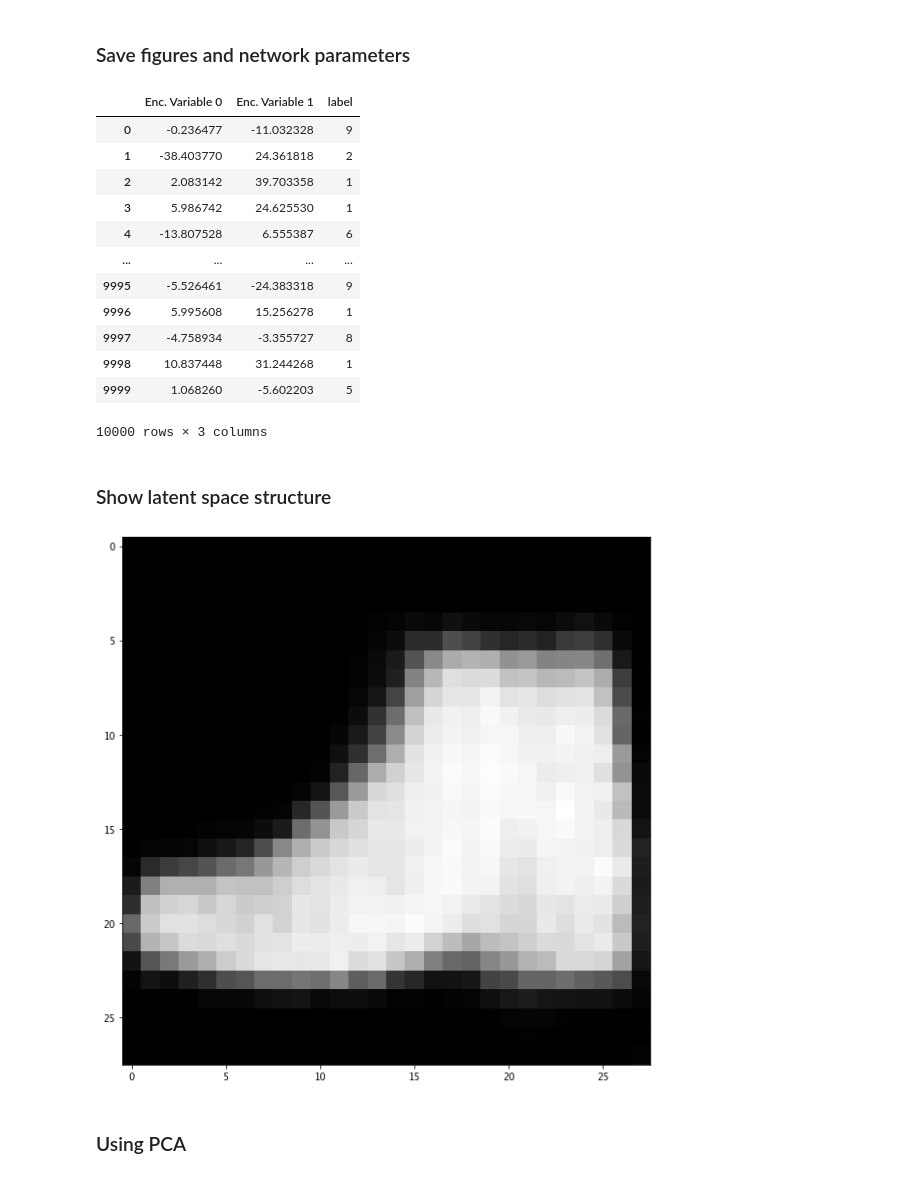
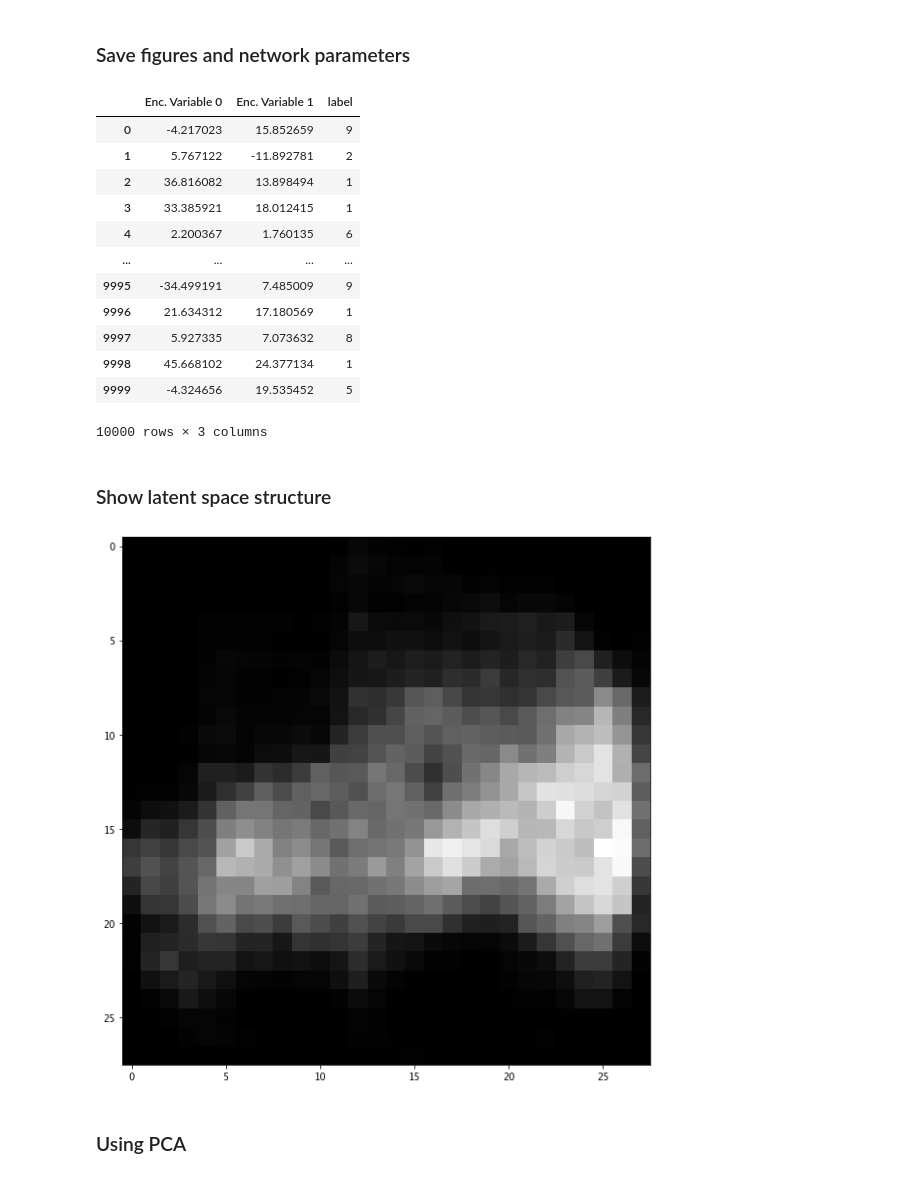
Before and after one commit to OSAKE-0/DeepLearningClassHW, a Jupyter notebook: Homework 2/nndl_2021_homework2.ipynb, the cells around one changed output. Drawn from its saved outputs; the diff is of its cells as text; code cells hidden in the pictures.

```diff
--- a/Homework 2/nndl_2021_homework2.ipynb
+++ b/Homework 2/nndl_2021_homework2.ipynb
@@ -23,29 +28,36 @@ data_dir = 'dataset'
 # automatically and stored in the local "data_dir" directory.
 train_dataset = torchvision.datasets.FashionMNIST(data_dir, train=True, download=True)
 test_dataset  = torchvision.datasets.FashionMNIST(data_dir, train=False, download=True)
+# %%
+batch_size = 256
+num_epochs = 10
+lr = 5e-4
 # %% [markdown]
 ### Define data transform to tensors and define dataloaders
 # %%
+
 transform = torchvision.transforms.Compose([torchvision.transforms.ToTensor()])
 
 train_dataset.transform = transform
 test_dataset.transform = transform
 
 train_dataloader = torch.utils.data.DataLoader(
-    train_dataset, batch_size=256, shuffle=True
+    train_dataset, batch_size=batch_size, shuffle=True
 )
 
 test_dataloader = torch.utils.data.DataLoader(
-    test_dataset, batch_size=256, shuffle=False
+    test_dataset, batch_size=batch_size, shuffle=False
 )
 
 batch_data, batch_labels = next(iter(train_dataloader))
 print(f"TRAIN BATCH SHAPE")
-print(f"\t Data: {batch_data.shape}")# 256batch size 1  28*28 size of pics
+print(f"\t Data: {batch_data.shape}")# 256 batch size 1  28*28 size of pics
 print(f"\t Labels: {batch_labels.shape}")
 
 batch_data, batch_labels = next(iter(test_dataloader))
 print(f"TEST BATCH SHAPE")
+print(type(batch_data))
+print(type(batch_labels))
 print(f"\t Data: {batch_data.shape}")
 print(f"\t Labels: {batch_labels.shape}")
 # %% [output]
@@ -212,9 +242,11 @@ def test_epoch(encoder,decoder,dataloader,loss_fn,device):
 ### Start training
 # %%
 ### Training cycle
-num_epochs = 10
+
+
 for epoch in range(num_epochs):
     print('EPOCH %d/%d' % (epoch + 1, num_epochs))
+
     ### Training (use the training function)
     train_epoch(
         encoder=encoder,
@@ -223,6 +255,8 @@ for epoch in range(num_epochs):
         dataloader=train_dataloader,
         loss_fn=loss_fn,
         optimizer=optim)
+
+
     ### Validation  (use the testing function)
     val_loss = test_epoch(
         encoder=encoder,
@@ -240,24 +274,5 @@ for epoch in range(num_epochs):
     decoder.eval()
     with torch.no_grad():
         rec_img  = decoder(encoder(img))
-    # Plot the reconstructed image
-    fig, axs = plt.subplots(1, 2, figsize=(12,6))
-    axs[0].imshow(img.cpu().squeeze().numpy(), cmap='gist_gray')
-    axs[0].set_title('Original image')
-    axs[1].imshow(rec_img.cpu().squeeze().numpy(), cmap='gist_gray')
-    axs[1].set_title('Reconstructed image (EPOCH %d)' % (epoch + 1))
-    plt.tight_layout()
-    plt.pause(0.1)
-    # Save figures
-    os.makedirs('autoencoder_progress_%d_features' % encoded_space_dim, exist_ok=True)
-    fig.savefig('autoencoder_progress_%d_features/epoch_%d.jpg' % (encoded_space_dim, epoch + 1))
-    plt.show()
-    plt.close()
-
-    # Save network parameters
-    torch.save(encoder.state_dict(), 'encoder_params.pth')
-    torch.save(decoder.state_dict(), 'decoder_params.pth')
-
-    # NOTE: Remember to save also the parameters of the optimizer if you want to restore and continue the training
 # %% [output]
 EPOCH 1/10
@@ -422,36 +375,36 @@ encoded_samples = pd.DataFrame(encoded_samples)
 encoded_samples
 # %% [output]
 |  | Enc. Variable 0 | Enc. Variable 1 | label |
-| 0 | -0.236477 | -11.032328 | 9 |
-| 1 | -38.403770 | 24.361818 | 2 |
-| 2 | 2.083142 | 39.703358 | 1 |
-| 3 | 5.986742 | 24.625530 | 1 |
-| 4 | -13.807528 | 6.555387 | 6 |
+| 0 | -4.217023 | 15.852659 | 9 |
+| 1 | 5.767122 | -11.892781 | 2 |
+| 2 | 36.816082 | 13.898494 | 1 |
+| 3 | 33.385921 | 18.012415 | 1 |
+| 4 | 2.200367 | 1.760135 | 6 |
 | ... | ... | ... | ... |
-| 9995 | -5.526461 | -24.383318 | 9 |
-| 9996 | 5.995608 | 15.256278 | 1 |
-| 9997 | -4.758934 | -3.355727 | 8 |
-| 9998 | 10.837448 | 31.244268 | 1 |
-| 9999 | 1.068260 | -5.602203 | 5 |
+| 9995 | -34.499191 | 7.485009 | 9 |
+| 9996 | 21.634312 | 17.180569 | 1 |
+| 9997 | 5.927335 | 7.073632 | 8 |
+| 9998 | 45.668102 | 24.377134 | 1 |
+| 9999 | -4.324656 | 19.535452 | 5 |
 10000 rows × 3 columns
 # %% [markdown]
 ### Show latent space structure
 # %%
 if encoded_space_dim == 2:
-    # Generate a custom sample
-    custom_encoded_sample = [-6, -30.0]
+    # Generate a new sample
+    custom_encoded_sample = [-2, 22.0]
     encoded_value = torch.tensor(custom_encoded_sample).float().unsqueeze(0).to(device)
 
     # Decode sample
     decoder.eval()
     with torch.no_grad():
         generated_img  = decoder(encoded_value)
 
     plt.figure(figsize=(12,10))
     plt.imshow(generated_img.squeeze().cpu().numpy(), cmap='gist_gray')
     plt.show()
 # %% [output]
-[figure, old version]
+[figure, new version]
 # %% [markdown]
 ### Using PCA
 # %%
```
Also changed, not shown: parts of 20 cells of this notebook, 4 other files.
